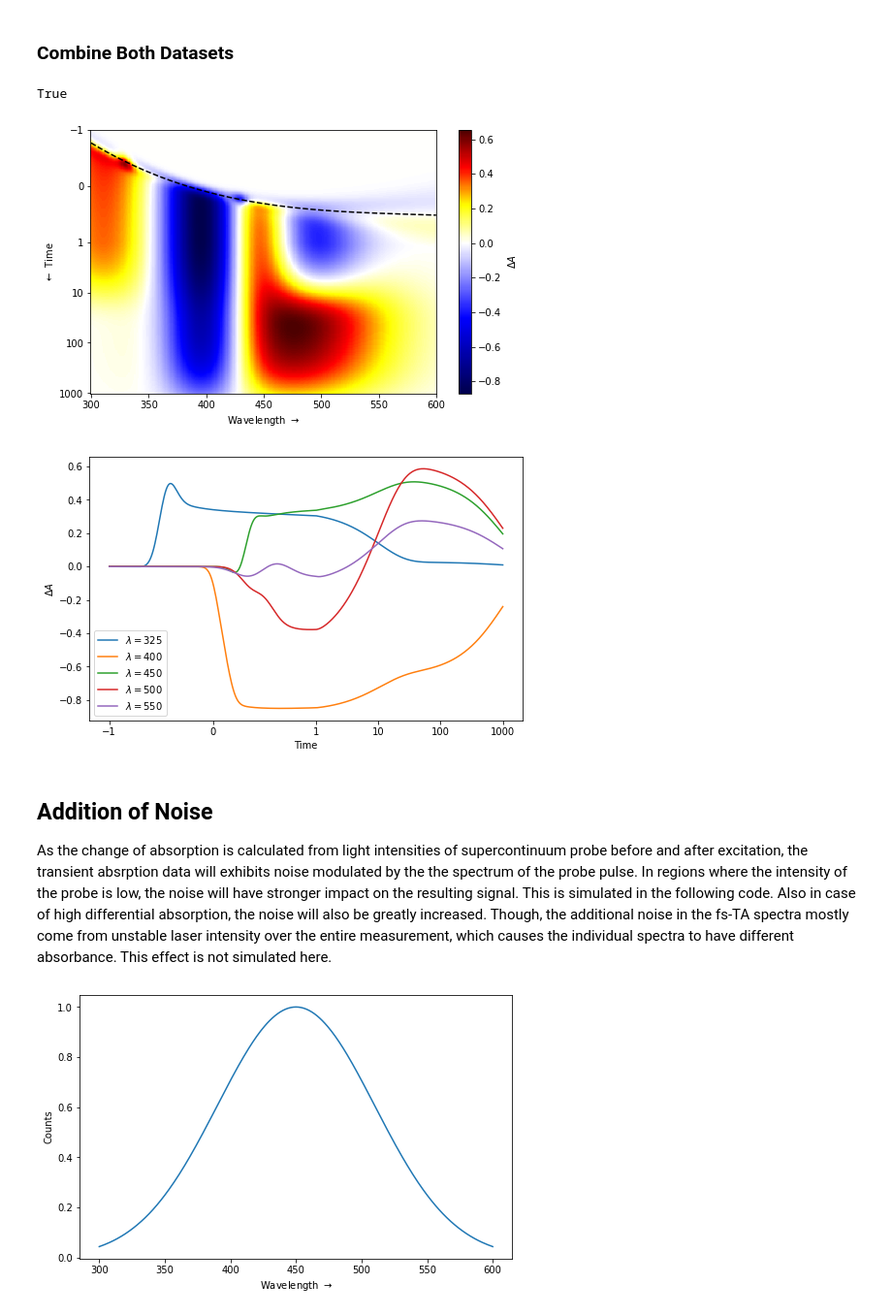
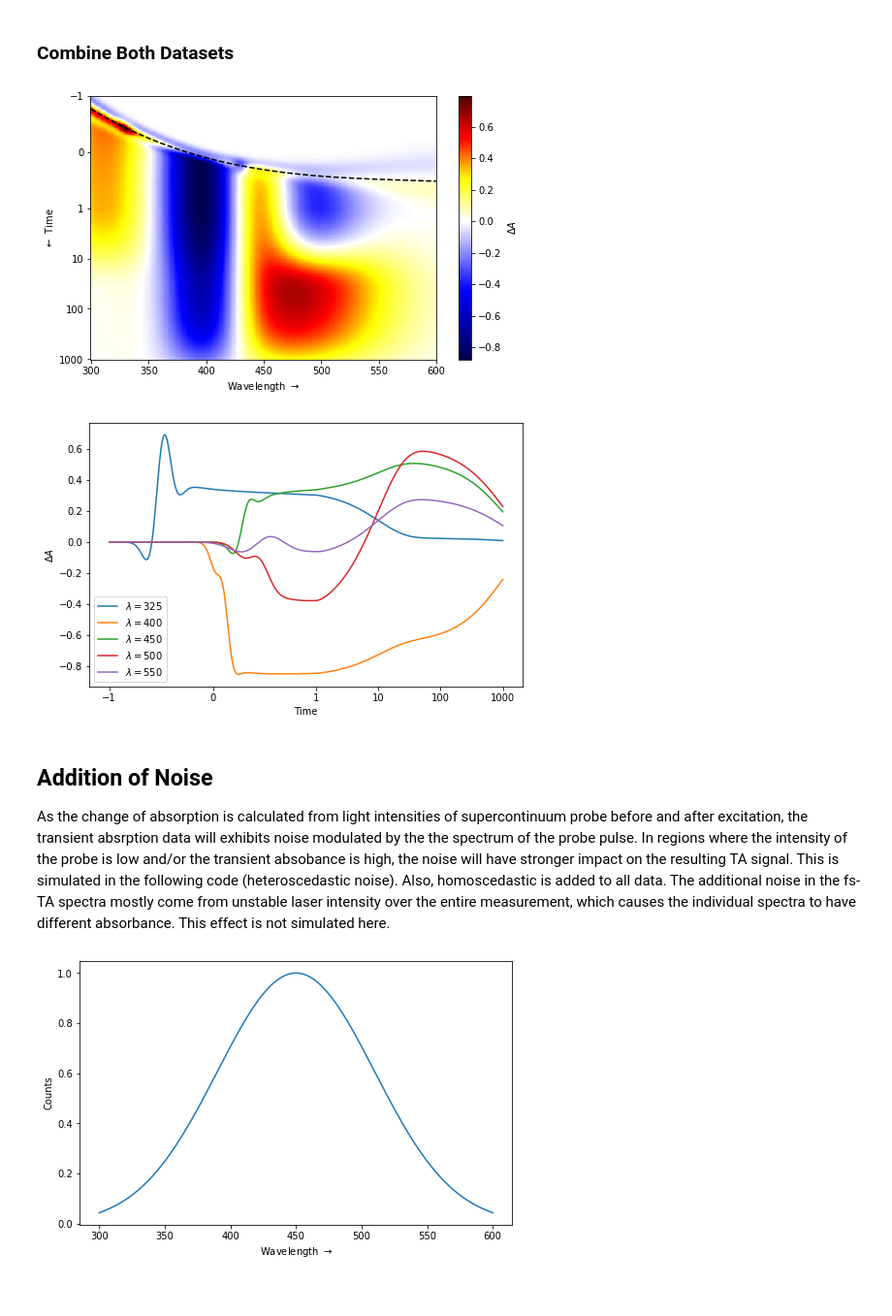
Before and after one commit to dmadea/Jupyter-Tutorials, a Jupyter notebook: Femto + LDM/Femto tutorial.ipynb, the cells around one changed output. Shown at 97% size. Cells and saved outputs as stored; diff of their text form; code cells hidden in the pictures.

```diff
--- a/Femto + LDM/Femto tutorial.ipynb
+++ b/Femto + LDM/Femto tutorial.ipynb
@@ -410,7 +432,8 @@ def register_div_cmap(zmin: Union[int, float], zmax: Union[int, float]):  # colo
     cm.register_cmap('diverging', custom_cmap)
 
 
-def plot_matrix(times: np.ndarray, wavelengths: np.ndarray, D: np.ndarray, mu: Union[None, np.ndarray] = None, zlim=(None, None)):
+def plot_matrix(times: np.ndarray, wavelengths: np.ndarray, D: np.ndarray, mu: Union[None, np.ndarray] = None, zlim=(None, None),
+               title=''):
     """Plots the data matrix as heat map.
 
     Parameters
@@ -427,7 +450,7 @@ def plot_matrix(times: np.ndarray, wavelengths: np.ndarray, D: np.ndarray, mu: U
          Optional limits for the z axis.
     """
 
-    zmin, zmax = zlim[0] if zlim[0] is not None else D.min(), zlim[1] if zlim[1] is not None else D.max()
+    zmin, zmax = zlim[0] if zlim[0] is not None else np.nanmin(D), zlim[1] if zlim[1] is not None else np.nanmax(D)
 
     register_div_cmap(zmin, zmax)
 
@@ -443,6 +466,7 @@ def plot_matrix(times: np.ndarray, wavelengths: np.ndarray, D: np.ndarray, mu: U
     plt.ylabel('$\\leftarrow$ Time ')
     plt.gca().invert_yaxis()
     plt.yscale('symlog', linthresh=1, linscale=1)
+    plt.title(title)
     plt.gca().yaxis.set_major_formatter(ScalarFormatter())
     plt.show()
 
@@ -471,7 +495,6 @@ def plot_traces(times: np.ndarray, wavelengths: np.ndarray, D: np.ndarray, idxs:
     plt.show()
 
 
-
 plot_matrix(times, wavelengths, D)
 plot_traces(times, wavelengths, D)
 # %% [output]
@@ -489,6 +512,18 @@ where $m$ is the order of the polynomial, $\mu_i$ are the polynomial coefficient
 Addition of chirp complicates stuff. Now we cannot use concentration matrix to represent concentration profiles, but instead, the concentration matrix will be defined for each wavelength, because time zero is always different. So we have to define concentration tensor. The dimensions were ($n_t, k$) and will now be ($n_w, n_t, k$). Also the simple matrix multiply to get the data matrix is no longer valid. We have to use **batched matrix vector multiplication**. In numpy, there is usefull `np.matmul` function for this. So, the each column of $\mathbf D[:, i] =  \mathbf C[i, :, :] \times  \mathbf S[i, :]$. So in other words $$d_{ij} = \sum_{l=0}^{k-1} c_{jil}s_{jl}$$
 # %%
 def get_parx(wavelengths: np.ndarray, params: np.ndarray, lambda_c: float = 400.0):
+    """Simulates the polynomial for each wavelength given the params.
+    Returns sum(p[i] * ((lambda - lambda_c) / 100)^i)
+
+    Parameters
+    ----------
+    wavelengths :
+        Arrays of wavelengths.
+    params :
+        Array of polynomial coefficients.
+    lambda_c;
+        Central wave. Default value = 400.
+    """
     polynomial = np.ones(wavelengths.shape[0], dtype=np.float64) * params[0]
 
     for i in range(1, len(params)):
@@ -713,7 +755,7 @@ plt.show()
 ### Generate the Coherent Artifacts Spectra
 # %%
 # create a coh-spectra matrix, only 3 derivatives will be used
-S_COH = np.zeros((n_w, 2), dtype=np.float64)
+S_COH = np.zeros((n_w, 3), dtype=np.float64)
 
 # coherent artifacts spectra
 
@@ -722,7 +764,7 @@ S_COH[:, 0] = -0.36 * gauss(wavelengths, 430, 5) + 0.36 * gauss(wavelengths, 330
 
 # next signals simulates the cross-phase modulation
 S_COH[:, 1] = -0.06*np.exp(-(wavelengths - 300) * 0.0005)
-# S_COH[:, 2] = -0.16*np.exp(-(wavelengths - 300) * 0.009)
+S_COH[:, 2] = -0.16*np.exp(-(wavelengths - 300) * 0.009)
 
 # plot the gaussian derivatives
 for i in range(S_COH.shape[1]):
@@ -735,17 +777,11 @@ plt.show()
 # %%
 # simulate artifacts, including the chirp and plot the matrix
-C = simulate_C(times, K, j, tau, mu)
-C_COH = gaussian_derivatives(times, tau, mu, normalized=True)[:-2, ...]  # remove the last derivative
+C_COH = gaussian_derivatives(times, tau, mu, normalized=True)[:-1, ...]  # remove the last derivative
 C_COH = C_COH.transpose(1, 2, 0)  # transpose dimensions for batch matrix vector multiplication
-
-C_full = np.concatenate((C, C_COH), axis=-1)  # combine traces and artifacts
-S_full = np.concatenate((S, S_COH), axis=-1)
 
 D_COH = np.matmul(C_COH, S_COH[..., None]).squeeze().T
 
-plot_populations(times, wavelengths, C_full, idxs=(100, 250))
-
+plot_populations(times, wavelengths, C_COH, only_artifacts=True)
 plot_matrix(times, wavelengths, D_COH, mu)
 plot_traces(times, wavelengths, D_COH)
-plot_spectra(S_full)
 # %% [output]
@@ -758,20 +793,16 @@ plot_spectra(S_full)
 # %%
 # add the simulated data and coherent artifacts together
 D_full = D + D_COH
-D_full_sep = np.matmul(C_full, S_full[..., None]).squeeze().T
-
-print(np.allclose(D_full, D_full_sep))
 
 plot_matrix(times, wavelengths, D_full, mu)
 plot_traces(times, wavelengths, D_full)
 # %% [output]
-True
-[figure, old version]
+[figure, new version]
-[figure, old version]
+[figure, new version]
 # %% [markdown]
 ## Addition of Noise
 
-As the change of absorption is calculated from light intensities of supercontinuum probe before and after excitation, the transient absrption data will exhibits noise modulated by the the spectrum of the probe pulse. In regions where the intensity of the probe is low, the noise will have stronger impact on the resulting signal. This is simulated in the following code. Also in case of high differential absorption, the noise will also be greatly increased. Though, the additional noise in the fs-TA spectra mostly come from unstable laser intensity over the entire measurement, which causes the individual spectra to have different absorbance. This effect is not simulated here.
+As the change of absorption is calculated from light intensities of supercontinuum probe before and after excitation, the transient absrption data will exhibits noise modulated by the the spectrum of the probe pulse. In regions where the intensity of the probe is low and/or the transient absobance is high, the noise will have stronger impact on the resulting TA signal. This is simulated in the following code (heteroscedastic noise). Also, homoscedastic is added to all data. The additional noise in the fs-TA spectra mostly come from unstable laser intensity over the entire measurement, which causes the individual spectra to have different absorbance. This effect is not simulated here.
 # %%
 white = gauss(wavelengths, 450, 60)  # white supercontinuum probe simplified as Gaussian
 plt.plot(wavelengths, white)
```
Also changed, not shown: parts of 28 cells of this notebook, 2 other files.
